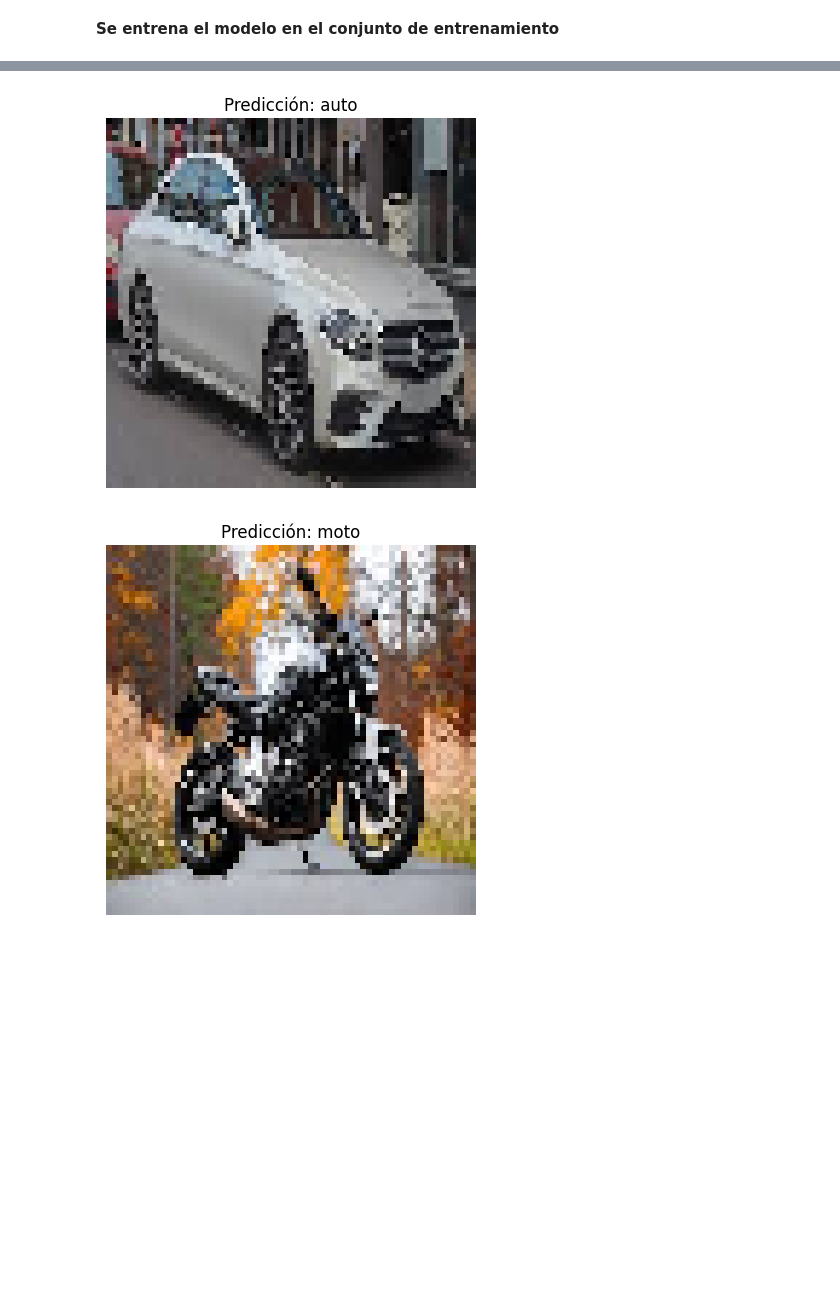
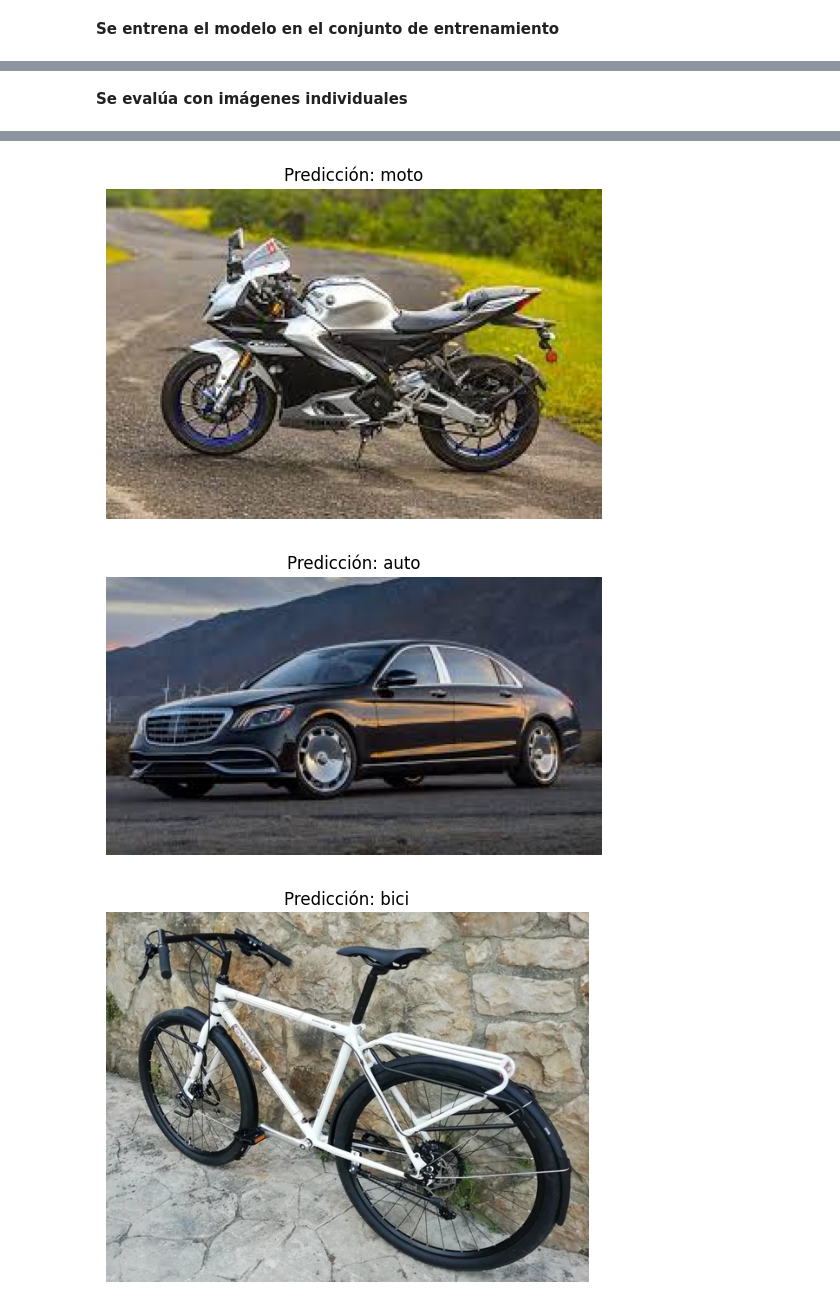
Before and after one commit to sebascarmar/VisionPorComputadora, a Jupyter notebook: TP11/tp11.ipynb, the cells around one changed output, grey strips where cells are left out. Cells and saved outputs as stored; diff of their text form; code cells hidden in the pictures; blank space fills up the shorter version.

Commit message:
Agrega una clase más y utiliza menos imágenes

```diff
--- a/TP11/tp11.ipynb
+++ b/TP11/tp11.ipynb
@@ -38,18 +48,17 @@ Archive:  /content/drive/My Drive/Colab Notebooks/dataset_Car_Bike.zip
 # %%
 train_datagen = ImageDataGenerator(rescale = 1./255,
                                    shear_range = 0.2,
-                                   zoom_range = 0.2)
-                                   #horizontal_flip = True)
+                                   zoom_range = 0.05)
 
 test_datagen = ImageDataGenerator(rescale = 1./255)
 
 
-training_set = train_datagen.flow_from_directory('/content/dataset_Car_Bike/train',
+training_set = train_datagen.flow_from_directory('/content/dataset_Auto_Moto_Bici/train',
                                                  target_size = (64, 64),
                                                  batch_size = 32,
                                                  class_mode = 'binary')
 
-test_set = test_datagen.flow_from_directory('/content/dataset_Car_Bike/test',
+test_set = test_datagen.flow_from_directory('/content/dataset_Auto_Moto_Bici/test',
                                             target_size = (64, 64),
                                             batch_size = 32,
                                             class_mode = 'binary')
@@ -68,7 +77,7 @@ print(class_indices)
 # %%
 from os import WEXITED
 
-num_clases = 2
+num_clases = 3
 
 model = tf.keras.models.Sequential([
   tf.keras.layers.experimental.preprocessing.Resizing(64, 64, interpolation='bilinear'),
@@ -77,9 +86,11 @@ model = tf.keras.models.Sequential([
   tf.keras.layers.Conv2D(24, (4, 4), strides=(2, 2), activation='relu'),
   tf.keras.layers.Flatten(),
   tf.keras.layers.Dropout(rate=.25),
-  tf.keras.layers.Dense(200, activation='relu'),
+  tf.keras.layers.Dense(1000, activation='relu'),
   tf.keras.layers.Dense(num_clases, activation='softmax')
 ])
+
+
 
 optimizer = tf.keras.optimizers.Adam(learning_rate=.0001)
 
@@ -90,5 +101,5 @@ model.compile(optimizer=optimizer,
 # %% [markdown]
 **Se entrena el modelo en el conjunto de entrenamiento**
 # %%
-model.fit(training_set, epochs = 25)
+model.fit(training_set, epochs = 40)
 # %% [output]
@@ -138,3 +149,5 @@ array([[0.54802614, 0.4519738 ],
+# %% [markdown]
+**Se evalúa con imágenes individuales**
 # %%
 import numpy as np
 from tensorflow.keras.preprocessing import image
@@ -150,42 +163,59 @@ def carga_y_procesa_img(img_path):
 
 ###########################################################################################################################
 def clasifica(pred):
-    if pred[0][0] > pred[0][1]:
+    if pred[0][0] > pred[0][1] and  pred[0][0] > pred[0][2] :
         return "auto"
+    elif pred[0][1] > pred[0][0] and  pred[0][1] > pred[0][2] :
+        return "bici"
     else:
         return "moto"
 
 
 ##################################################### MAIN #################################################################
-dir_img1 = "/content/dataset_Car_Bike/test_indiv/Car (453).jpeg"
-dir_img2 = "/content/dataset_Car_Bike/test_indiv/Bike (319).jpeg"
+#dir_img1 = "/content/dataset_Auto_Moto_Bici/test_indiv/Bike (319).jpeg"
+dir_img1 = "/content/dataset_Auto_Moto_Bici/test_indiv/Bike (294).jpeg"
 
-#Procesa imágenes individuales
-img1 = carga_y_procesa_img(dir_img1)
-img2 = carga_y_procesa_img(dir_img2)
+#dir_img2 = "/content/dataset_Auto_Moto_Bici/test_indiv/Car (380).jpeg"
+dir_img2 = "/content/dataset_Auto_Moto_Bici/test_indiv/Car (428).jpeg"
 
-#Las introduce al modelo
-pred1 = model.predict(img1)
-pred2 = model.predict(img2)
+#dir_img3 = "/content/dataset_Auto_Moto_Bici/test_indiv/bici70.png"
+dir_img3 = "/content/dataset_Auto_Moto_Bici/test_indiv/bici69.png"
+
+
+#Procesa (acorde a cómo se entrenó la red) imágenes individuales
+img1_moto = carga_y_procesa_img(dir_img1)
+img2_auto = carga_y_procesa_img(dir_img2)
+img3_bici = carga_y_procesa_img(dir_img3)
+
+
+#Se introducen las imágenes al modelo
+pred1 = model.predict(img1_moto)
+pred2 = model.predict(img2_auto)
+pred3 = model.predict(img3_bici)
 
 #Imprime probabilidades
 print("\nProb. para img1: {}".format(pred1))
-print("Prob. para img2: {}".format(pred2)+"\n")
+print("Prob. para img2: {}".format(pred2))
+print("Prob. para img3: {}".format(pred3)+"\n")
 
 #Imprime la clasificación
-print(f'La imagen 1 es un: {clasifica(pred1)}')
-print(f'La imagen 2 es un: {clasifica(pred2)}' + "\n")
+print(f'La imagen 1 es: {clasifica(pred1)}')
+print(f'La imagen 2 es: {clasifica(pred2)}')
+print(f'La imagen 3 es: {clasifica(pred3)}' + "\n")
 
 #Muestra las imágenes
-imgA = image.load_img(dir_img1, target_size=(64, 64))
-plt.imshow(imgA)
+plt.imshow(image.load_img(dir_img1))
 plt.title(f'Predicción: {clasifica(pred1)}')
 plt.axis('off')
 plt.show()
 
-imgB = image.load_img(dir_img2, target_size=(64, 64))
-plt.imshow(imgB)
+plt.imshow(image.load_img(dir_img2))
 plt.title(f'Predicción: {clasifica(pred2)}')
 plt.axis('off')
 plt.show()
+
+plt.imshow(image.load_img(dir_img3))
+plt.title(f'Predicción: {clasifica(pred3)}')
+plt.axis('off')
+plt.show()
 # %% [output]
@@ -200,2 +233,3 @@ La imagen 2 es un: moto
-[figure, old version]
+[figure, new version]
-[figure, old version]
+[figure, new version]
+[figure, added]
```
Also changed, not shown: parts of 11 cells of this notebook.
